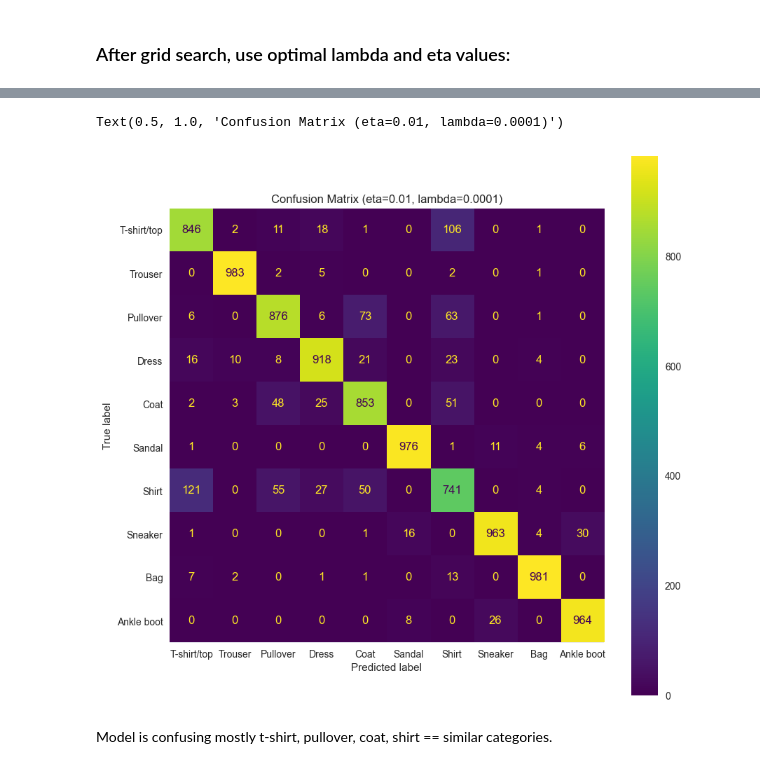
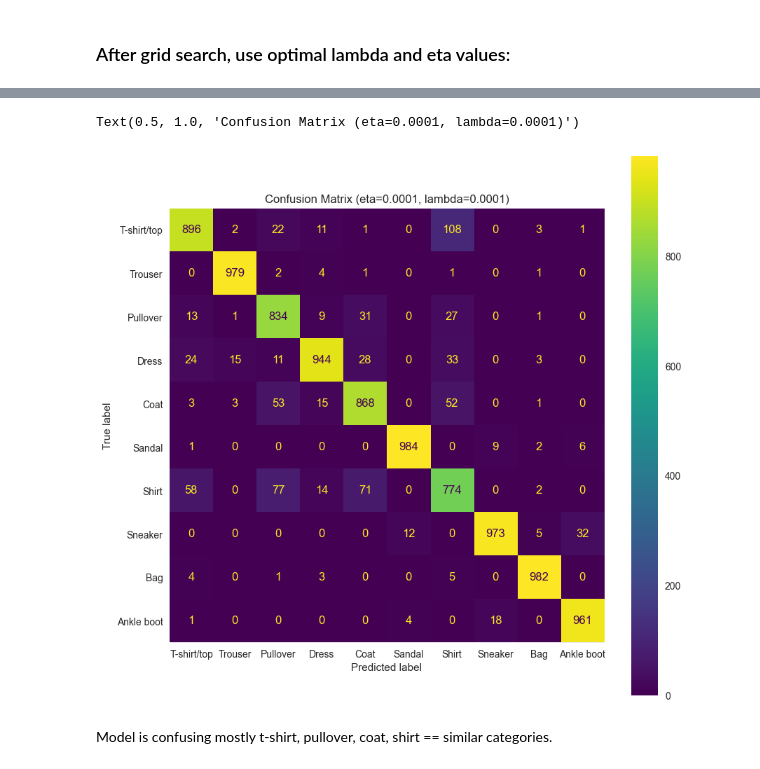
Before and after one commit to trudehalv/FYS_STK4155_project_3, a Jupyter notebook: src/CNN.ipynb, the cells around one changed output, grey strips where cells are left out. Cells and saved outputs as stored; diff of their text form; code cells hidden in the pictures.

Commit message:
Updated plots

```diff
--- a/src/CNN.ipynb
+++ b/src/CNN.ipynb
@@ -30,8 +29,8 @@ train_images = train_images[:,:,:,np.newaxis]/255.0
 test_images = test_images[:,:,:,np.newaxis]/255.0
 
 # Convert labels to one-hot encoding
-train_labels = to_categorical(train_labels, 10)
-test_labels = to_categorical(test_labels, 10)
+train_labels = to_categorical(train_labels, num_classes=10)
+test_labels = to_categorical(test_labels, num_classes=10)
 
 
 # Adding names to classes, we only have numbers, should we do now OR LATER===??
@@ -50,11 +49,11 @@ def create_CNN(eta, lmbd):
     model.add(Conv2D(64, kernel_size=(3, 3), padding='same',
                      activation='relu', kernel_regularizer=regularizers.l2(lmbd)))
     model.add(MaxPooling2D(pool_size=(2, 2)))
-
+    # Have not run this on eta and lamda estimation
 
     model.add(Flatten())
 
-    model.add(Dense(60, activation='relu', kernel_regularizer=regularizers.l2(lmbd)))
+    model.add(Dense(128, activation='relu', kernel_regularizer=regularizers.l2(lmbd)))
 
     # 10 neurons for the 10 classes
     model.add(Dense(10, activation='softmax', kernel_regularizer=regularizers.l2(lmbd)))
@@ -172,10 +173,16 @@ plt.show()
 ### After grid search, use optimal lambda and eta values:
 # %%
 from sklearn.metrics import confusion_matrix, ConfusionMatrixDisplay
-best_eta = 0.01
+'''
+This seems okay:
+best_eta = 0.001
+best_lambda = 0.00001
+'''
+
+best_eta = 0.0001
 best_lambda = 0.0001
 
-batch_size = 128 # Smaller batch size
+batch_size = 64 # Smaller batch size
 epochs = 100 # More epochs
 
 # Create the EarlyStopping callback
@@ -229,6 +236,6 @@ Epoch 26/100
 313/313 [==============================] - 1s 2ms/step
-Text(0.5, 1.0, 'Confusion Matrix (eta=0.01, lambda=0.0001)')
+Text(0.5, 1.0, 'Confusion Matrix (eta=0.0001, lambda=0.0001)')
-[figure, old version]
+[figure, new version]
 # %% [markdown]
 Model is confusing mostly t-shirt, pullover, coat, shirt == similar categories.
 # %% [markdown]
```
Also changed, not shown: parts of 20 cells of this notebook.
